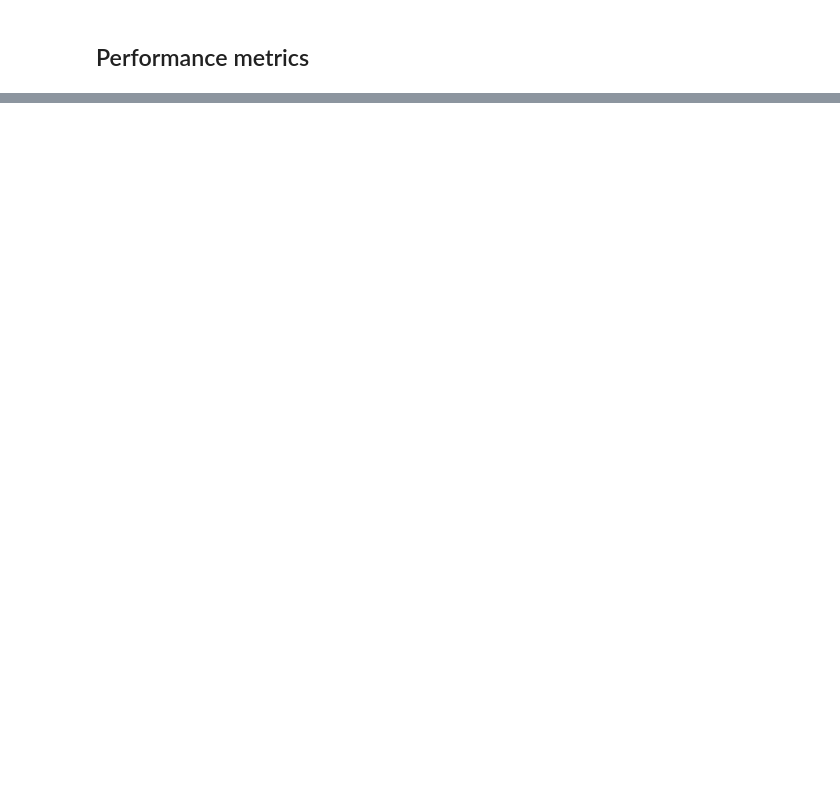
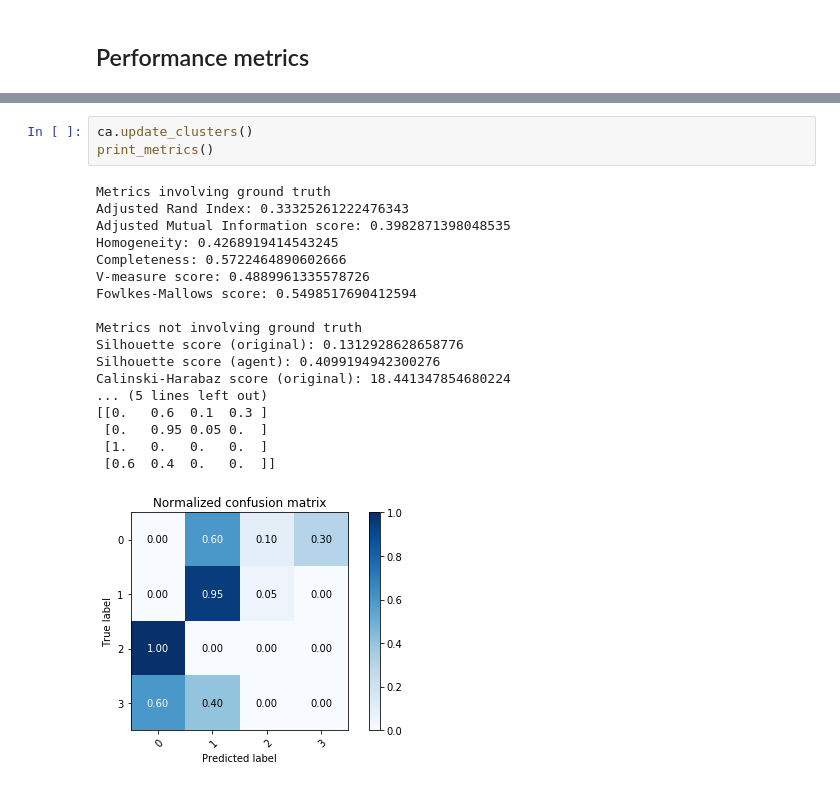
Before and after one commit to lashoun/contrast-learning, a Jupyter notebook: first_draft.ipynb, the cells around one changed output, grey strips where cells are left out. Drawn from its saved outputs; the diff is of its cells as text; blank space fills up the shorter version.

```diff
--- a/first_draft.ipynb
+++ b/first_draft.ipynb
@@ -433,0 +417,22 @@ Calinski-Harabaz score (original): 18.441347854680224
+# %%
+ca.update_clusters()
+print_metrics()
+# %% [output]
+Metrics involving ground truth
+Adjusted Rand Index: 0.33325261222476343
+Adjusted Mutual Information score: 0.3982871398048535
+Homogeneity: 0.4268919414543245
+Completeness: 0.5722464890602666
+V-measure score: 0.4889961335578726
+Fowlkes-Mallows score: 0.5498517690412594
+
+Metrics not involving ground truth
+Silhouette score (original): 0.1312928628658776
+Silhouette score (agent): 0.4099194942300276
+Calinski-Harabaz score (original): 18.441347854680224
+... (5 lines left out)
+[[0.   0.6  0.1  0.3 ]
+ [0.   0.95 0.05 0.  ]
+ [1.   0.   0.   0.  ]
+ [0.6  0.4  0.   0.  ]]
+[figure, added]
```
Also changed, not shown: parts of 13 cells of this notebook, 1 other file.
